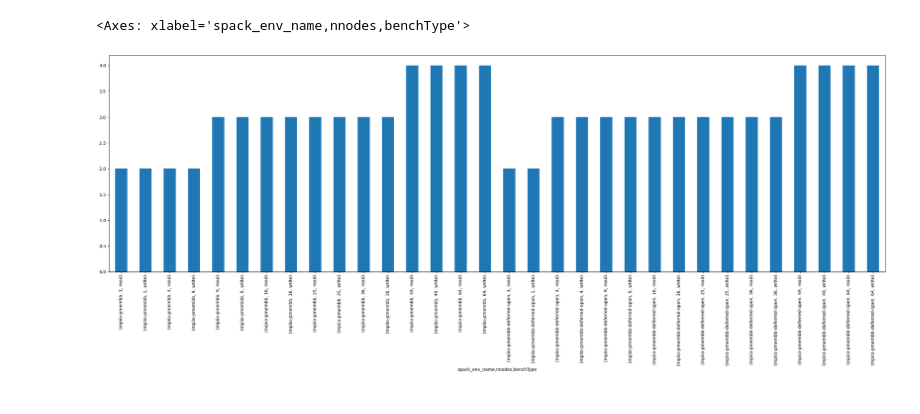
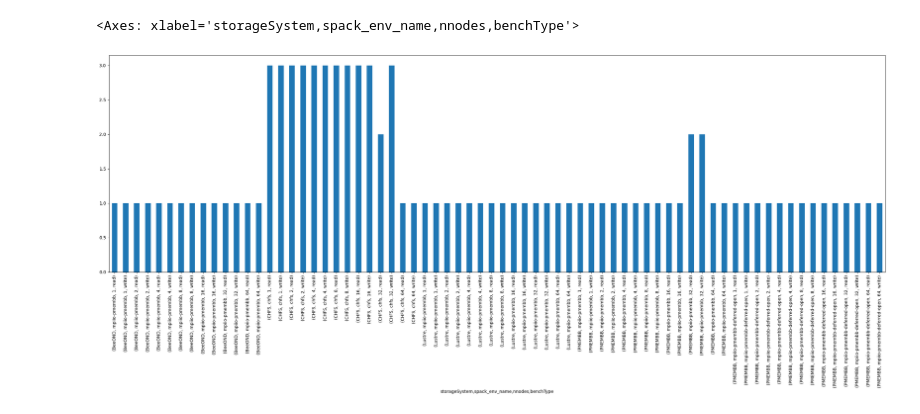
Before and after one commit to tsukuba-hpcs/mpiio-pmembb, a Jupyter notebook: src/h5bench/h5bench.ipynb, the cells around one changed output. Cells and saved outputs as stored; diff of their text form; code cells hidden in the pictures.

Commit message:
Add h5bench jobs

```diff
--- a/src/h5bench/h5bench.ipynb
+++ b/src/h5bench/h5bench.ipynb
@@ -124,9 +124,16 @@ default_metadata={
 }
 
 job_group = (
-    ("h5bench-pmembb/2024.02.05-17.22.58-default", {}),
-    ("h5bench-pmembb/2024.02.05-17.24.08-default", {}),
-    ("h5bench-pmembb/2024.02.05-17.24.55-default", {}),
+    # 2024-HPC-193
+    # ("h5bench-pmembb/2024.02.05-17.22.58-default", {}),
+    # ("h5bench-pmembb/2024.02.05-17.24.08-default", {}),
+    # ("h5bench-pmembb/2024.02.05-17.24.55-default", {}),
+    ("h5bench-pmembb/2024.02.19-16.50.47-default", {"storageSystem": "PMEMBB",}),
+    ("h5bench-pmembb/2024.02.21-09.38.12-32node",  {"storageSystem": "PMEMBB",}),
+    ("h5bench-lustre/2024.02.19-17.34.15-default", {}),
+    ("h5bench-beeond/2024.02.19-16.51.33-default", {}),
+    ("h5bench-chfs/2024.02.23-00.34.19-default", {}),
+    ("h5bench-chfs/2024.02.23-00.34.01-default", {}),
 )
 
 def job_dirs(job_group_dir: str):
@@ -206,15 +213,15 @@ df_src_rw = (
     #     'phaseDurationsSec',
     # ])
 )
-df_src_meta = (
-    pd.DataFrame(src_meta)
-    .assign(readMB=lambda x: x["readRateMin [mib/s]"] * 2**20 / 1000**2)
-    .assign(writeMB=lambda x: x["writeRateMin [mib/s]"] * 2**20 / 1000**2)
-    # .drop(columns=[
-    #     'phaseDurationsSec',
-    # ])
-    # .assign(bwGB=lambda x: x['writeBandwidthByte'] / 1000**3)
-)
+# df_src_meta = (
+#     pd.DataFrame(src_meta)
+#     .assign(readMB=lambda x: x["readRateMin [mib/s]"] * 2**20 / 1000**2)
+#     .assign(writeMB=lambda x: x["writeRateMin [mib/s]"] * 2**20 / 1000**2)
+#     # .drop(columns=[
+#     #     'phaseDurationsSec',
+#     # ])
+#     # .assign(bwGB=lambda x: x['writeBandwidthByte'] / 1000**3)
+# )
 
 df_src_rw.head()
 # df_src_meta.head()
@@ -319,21 +293,21 @@ pd.set_option('display.max_columns', None)
 # %%
 df = df_src_rw
 same_setting_columns = [
-    "spack_env_name", "nnodes", "benchType"]
+    "storageSystem", "spack_env_name", "nnodes", "benchType"]
 same_setting_grouper = df.groupby(same_setting_columns)
 
 # pd.set_option('display.max_rows', None)
 # pd.set_option('display.max_columns', None)
 
 # display(same_setting_grouper.size())
 (
     same_setting_grouper
     .size()
     .plot(figsize=(32, 9), kind="bar")
 )
 # %% [output]
-<Axes: xlabel='spack_env_name,nnodes,benchType'>
+<Axes: xlabel='storageSystem,spack_env_name,nnodes,benchType'>
-[figure, old version]
+[figure, new version]
 # %%
 df = (
     same_setting_grouper["bwGB"].max()
```
Also changed, not shown: parts of 6 cells of this notebook, 7 other files.
